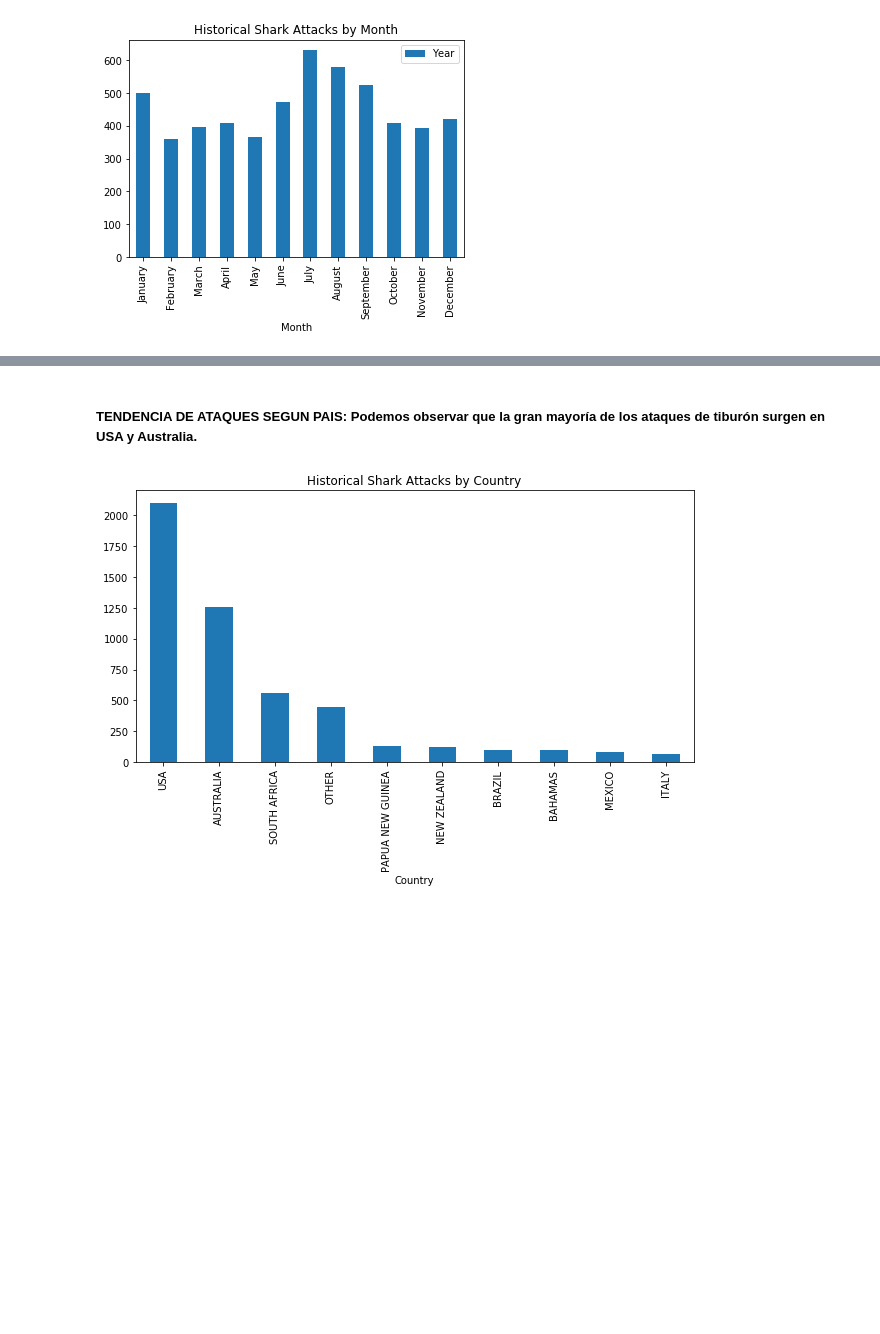
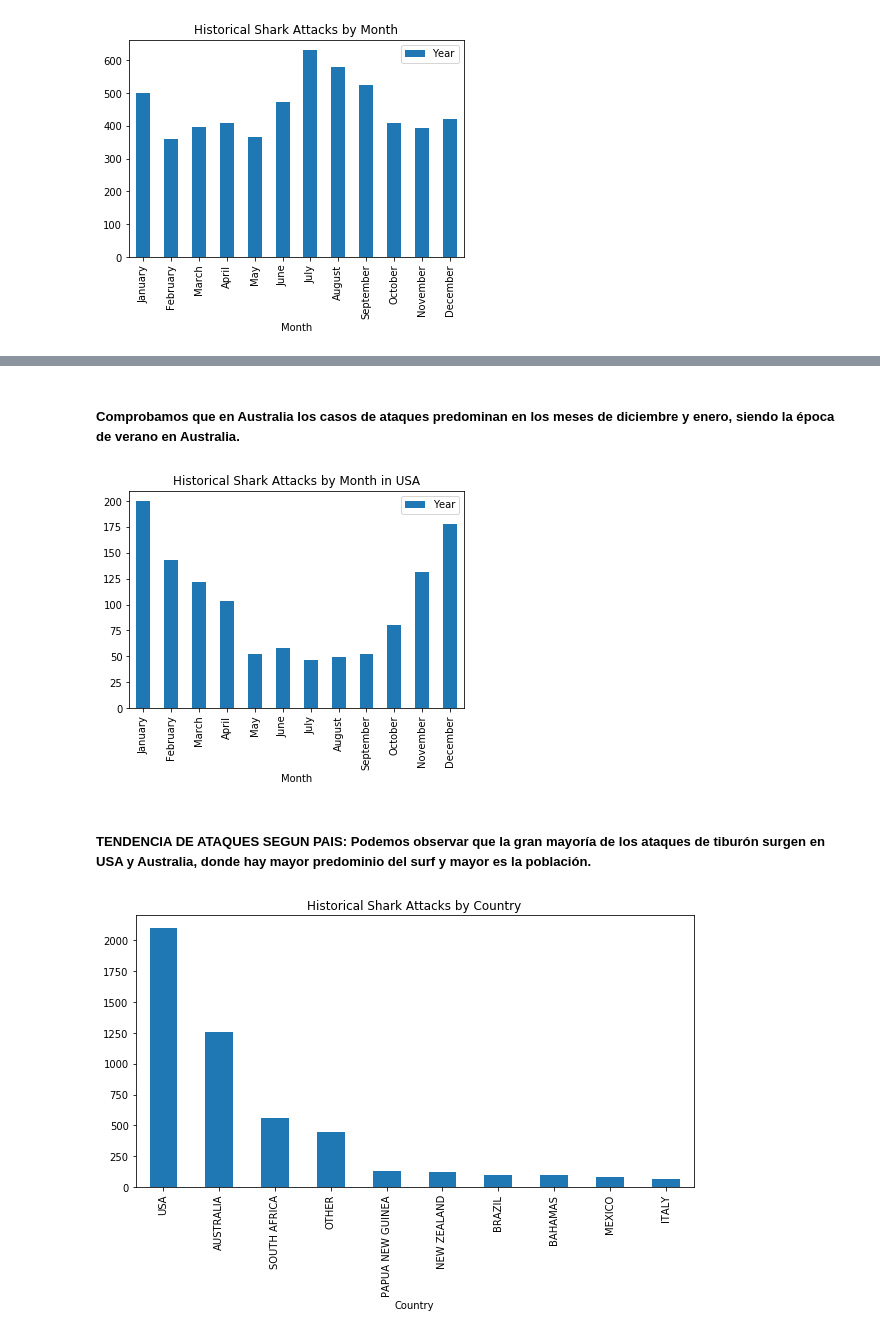
Before and after one commit to Marlenkaa/Project.1-SharkAttacksAnalysis, a Jupyter notebook: Shark_Attack_Analysis.ipynb, the cells around one changed output, grey strips where cells are left out. Drawn from its saved outputs; the diff is of its cells as text; code cells hidden in the pictures; blank space fills up the shorter version.

```diff
--- a/Shark_Attack_Analysis.ipynb
+++ b/Shark_Attack_Analysis.ipynb
@@ -519,5 +495,19 @@ plt.title('Historical Shark Attacks by Month');
+# %% [markdown]
+##### Comprobamos que en Australia los casos de ataques predominan en los meses de diciembre y enero, siendo la época de verano en Australia.
+# %%
+# Filtramos dataset por casos dados solo en USA
+
+filt = attacks['Country'] == 'AUSTRALIA'
+usa = attacks[filt]
+
+# Comprobamos si la tendencia de ataques según época del año varía
+
+usa.groupby('Month').agg({'Year':'count'}).plot.bar()
+plt.title('Historical Shark Attacks by Month in USA');
+# %% [output]
+[figure, added]
 # %% [markdown]
-##### TENDENCIA DE ATAQUES SEGUN PAIS: Podemos observar que la gran mayoría de los ataques de tiburón surgen en USA y Australia.
+##### TENDENCIA DE ATAQUES SEGUN PAIS: Podemos observar que la gran mayoría de los ataques de tiburón surgen en USA y Australia, donde hay mayor predominio del surf y mayor es la población.
 # %%
 attacks.groupby('Country').Year.count().sort_values(ascending=False).iloc[:10].plot.bar(figsize=(10,5))
 
```
Also changed, not shown: parts of 16 cells of this notebook, 5 other files.
